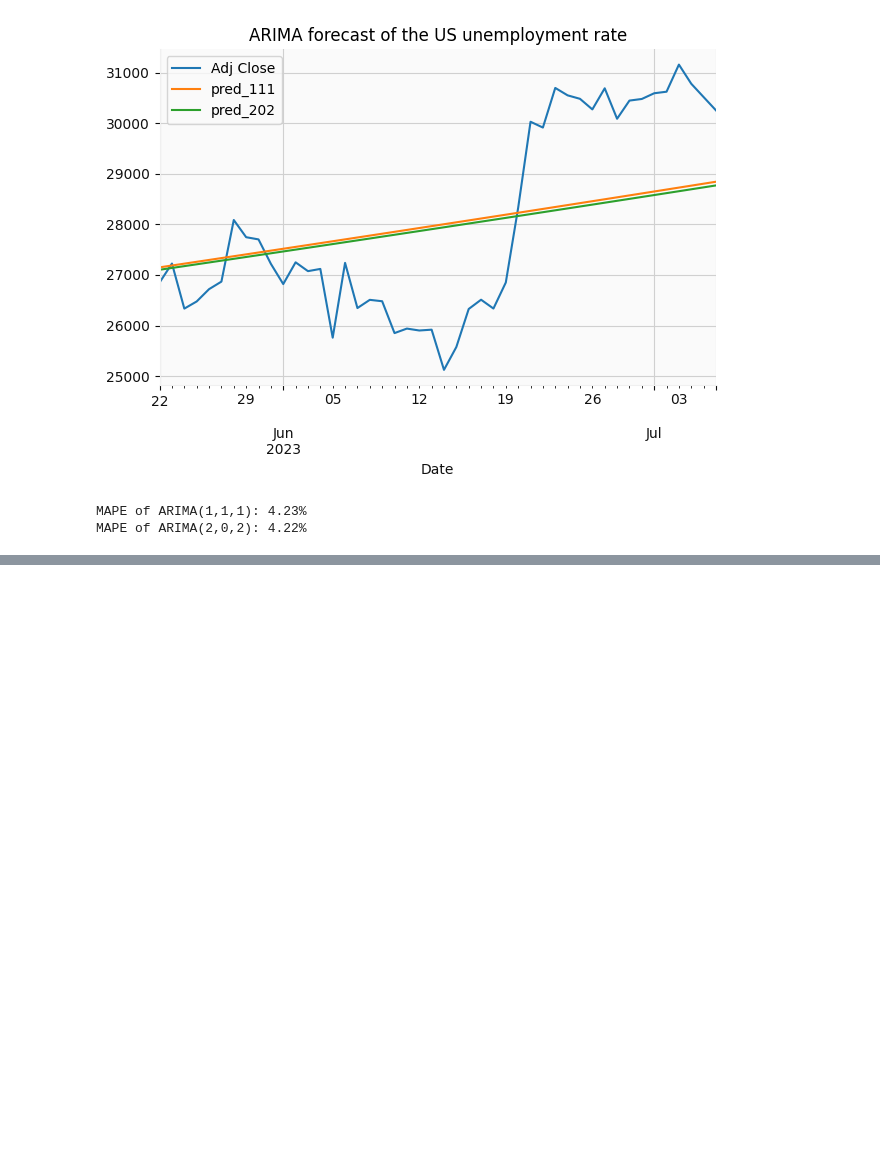
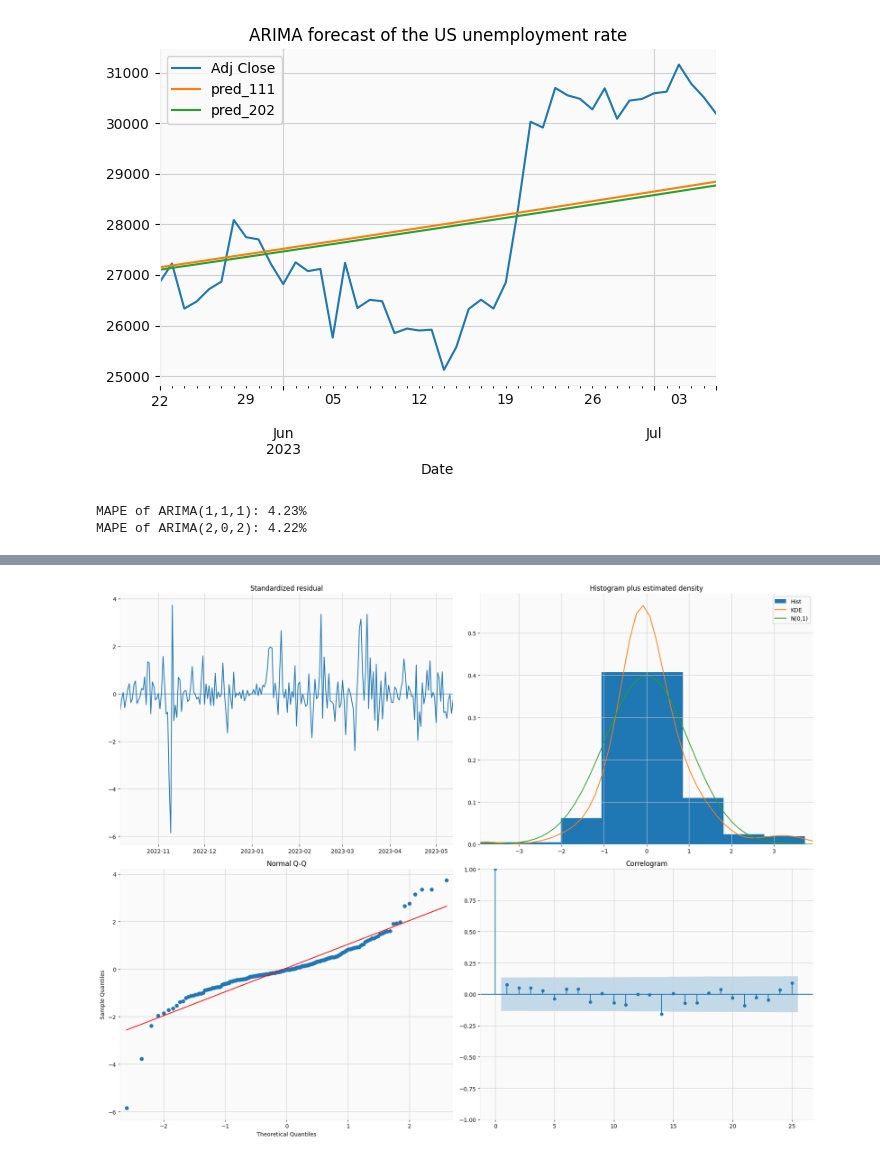
Before and after one commit to AmirGhnbr/statistical_time_series_analysis, a Jupyter notebook: statistical_time_series_analysis.ipynb, the cells around one changed output, grey strips where cells are left out. Cells and saved outputs as stored; diff of their text form; code cells hidden in the pictures; blank space fills up the shorter version.

```diff
--- a/statistical_time_series_analysis.ipynb
+++ b/statistical_time_series_analysis.ipynb
@@ -629,0 +713,10 @@ MAPE of ARIMA(2,0,2): 4.22%
+# %%
+auto_sarima = pm.auto_arima(df_train['log_rtn'].dropna(),
+                            test="adf",
+                            seasonal=True,
+                            m=14,
+                            with_intercept=False,
+                            stepwise=True,
+                            suppress_warnings=True,
+                            trace=True)
+print(auto_sarima.summary())
@@ -629,0 +741,7 @@ MAPE of ARIMA(2,0,2): 4.22%
+# %%
+auto_sarima.plot_diagnostics(figsize=(18, 14), lags=25);
+
+sns.despine()
+plt.tight_layout()
+# %% [output]
+[figure, added]
```
Also changed, not shown: parts of 34 cells of this notebook.
